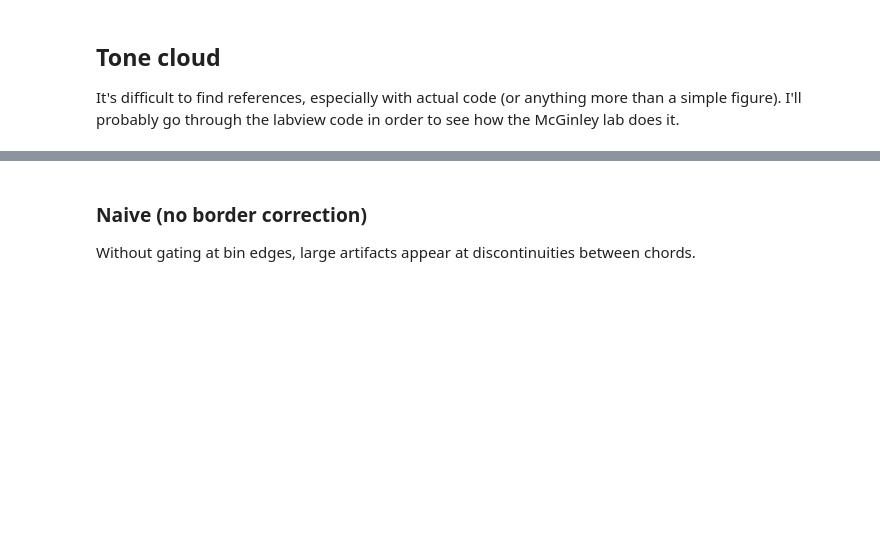
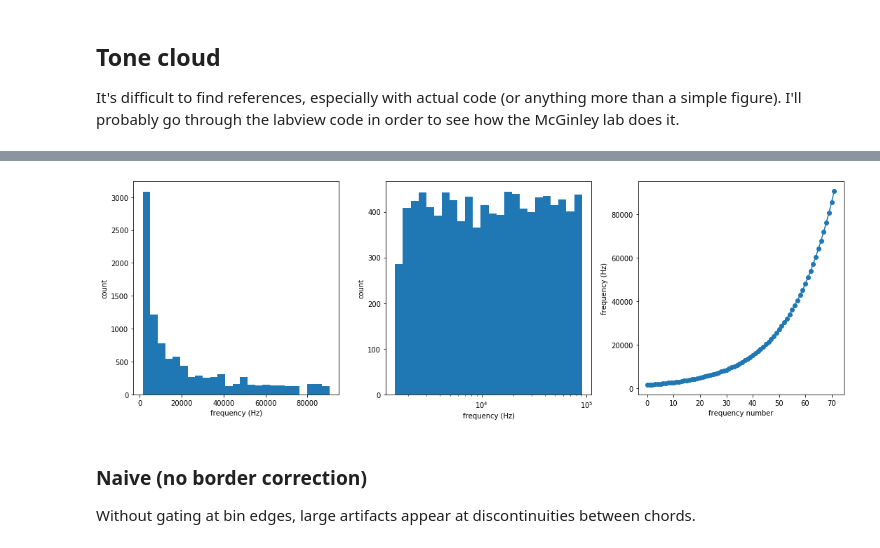
Before and after one commit to kemerelab/TreadmillIO, a Jupyter notebook: ClientSide/Sounds/GenerateAudio.ipynb, the cells around one changed output, grey strips where cells are left out. Drawn from its saved outputs; the diff is of its cells as text; code cells hidden in the pictures; blank space fills up the shorter version.

Commit message:
discretized random frequency sampling for tone cloud

```diff
--- a/ClientSide/Sounds/GenerateAudio.ipynb
+++ b/ClientSide/Sounds/GenerateAudio.ipynb
@@ -404,3 +407,42 @@ It's difficult to find references, especially with actual code (or anything more
+# %%
+def sample_frequencies(f_low, f_high, steps_per_octave=12, size=1):
+    num_octaves = int(np.log2(f_high/f_low))
+    num_steps = num_octaves*steps_per_octave
+    r = np.random.randint(num_steps, size=size)/num_steps # random exponent to which ratio is raised
+    return np.exp(np.log(f_low) + (np.log(f_high) - np.log(f_low))*r)
+# %%
+# Generate random frequencies
+f_low = 1500
+f_high = 96000
+steps_per_octave = 12
+size = 10000
+f_rand = sample_frequencies(f_low=f_low,
+                            f_high=f_high,
+                            steps_per_octave=steps_per_octave,
+                            size=size)
+
+# Plot results
+fig, ax = plt.subplots(1, 3, figsize=(15, 5))
+
+# Linear plot
+ax[0].hist(f_rand, bins=25)
+ax[0].set_xlabel('frequency (Hz)')
+ax[0].set_ylabel('count')
+
+# Log plot
+ax[1].hist(f_rand, bins=np.geomspace(f_rand.min(), f_rand.max(), num=25))
+ax[1].set_xscale('log')
+ax[1].set_xlabel('frequency (Hz)')
+ax[1].set_ylabel('count');
+
+# Discrete tones
+ax[2].plot(np.unique(f_rand), marker='o')
+ax[2].set_xlabel('frequency number')
+ax[2].set_ylabel('frequency (Hz)')
+
+plt.tight_layout()
+# %% [output]
+[figure, added]
 # %% [markdown]
 ### Naive (no border correction)
 Without gating at bin edges, large artifacts appear at discontinuities between chords.
```
Also changed, not shown: parts of 13 cells of this notebook.
